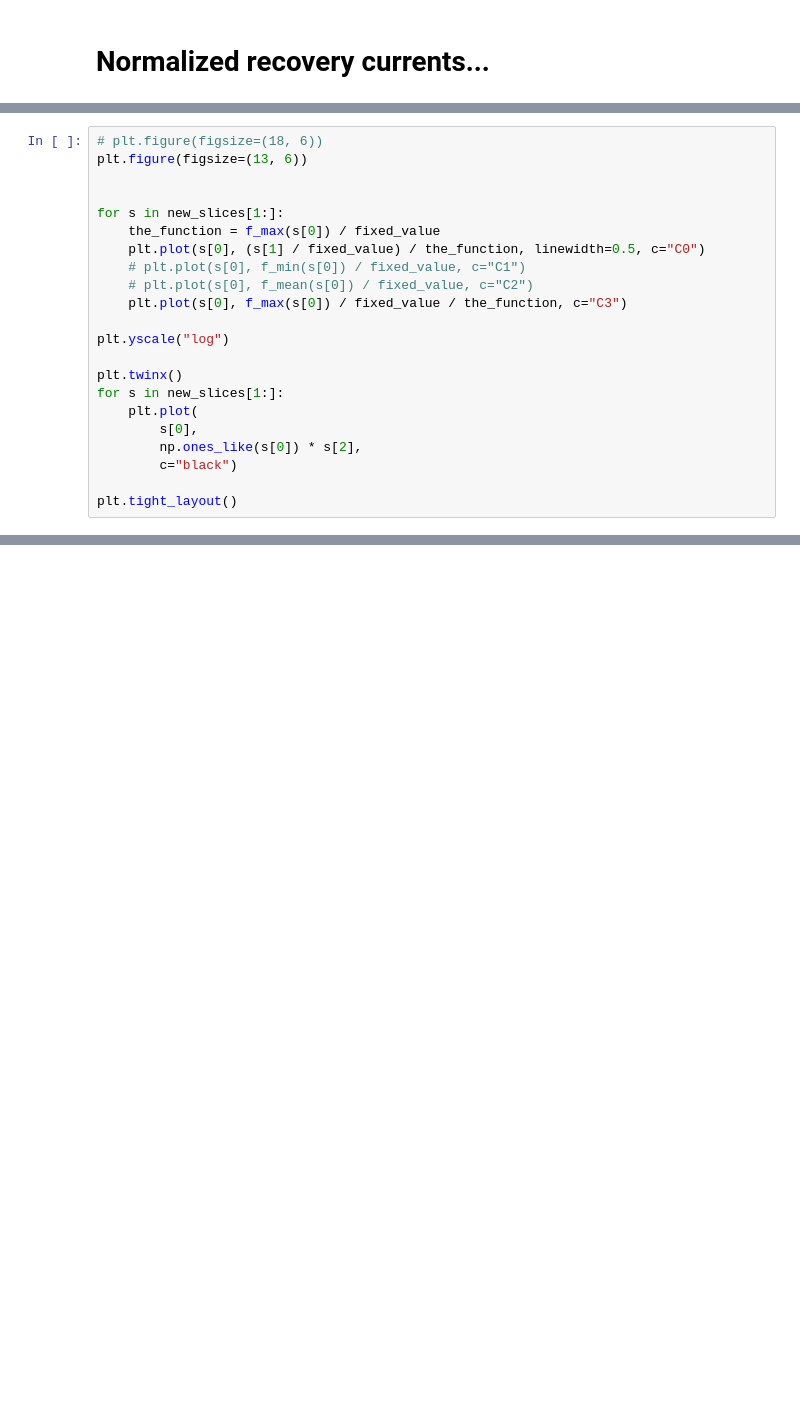
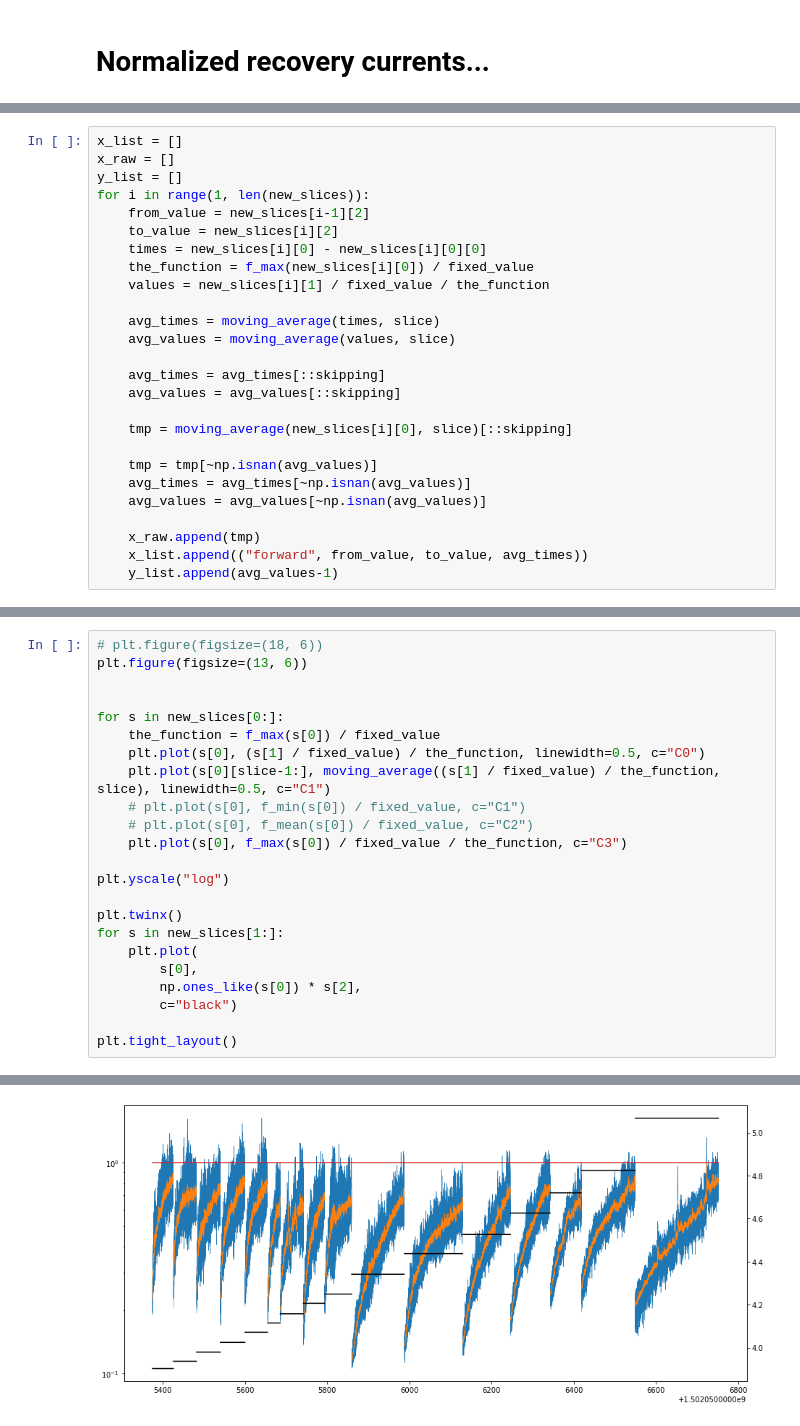
Before and after one commit to carlidel/collimator_scans, a Jupyter notebook: first_fit.ipynb, the cells around one changed output, grey strips where cells are left out. Saved outputs shown, nothing was run; the diff lists cells and outputs as text; blank space fills up the shorter version.

```diff
--- a/first_fit.ipynb
+++ b/first_fit.ipynb
@@ -372,0 +381,26 @@ Canvas(toolbar=Toolbar(toolitems=[('Home', 'Reset original view', 'home', 'home'
+# %%
+x_list = []
+x_raw = []
+y_list = []
+for i in range(1, len(new_slices)):
+    from_value = new_slices[i-1][2]
+    to_value = new_slices[i][2]
+    times = new_slices[i][0] - new_slices[i][0][0]
+    the_function = f_max(new_slices[i][0]) / fixed_value
+    values = new_slices[i][1] / fixed_value / the_function
+
+    avg_times = moving_average(times, slice)
+    avg_values = moving_average(values, slice)
+
+    avg_times = avg_times[::skipping]
+    avg_values = avg_values[::skipping]
+
+    tmp = moving_average(new_slices[i][0], slice)[::skipping]
+
+    tmp = tmp[~np.isnan(avg_values)]
+    avg_times = avg_times[~np.isnan(avg_values)]
+    avg_values = avg_values[~np.isnan(avg_values)]
+
+    x_raw.append(tmp)
+    x_list.append(("forward", from_value, to_value, avg_times))
+    y_list.append(avg_values-1)
@@ -375,9 +542,10 @@ Canvas(toolbar=Toolbar(toolitems=[('Home', 'Reset original view', 'home', 'home'
 plt.figure(figsize=(13, 6))
 
 
-for s in new_slices[1:]:
+for s in new_slices[0:]:
     the_function = f_max(s[0]) / fixed_value
     plt.plot(s[0], (s[1] / fixed_value) / the_function, linewidth=0.5, c="C0")
+    plt.plot(s[0][slice-1:], moving_average((s[1] / fixed_value) / the_function, slice), linewidth=0.5, c="C1")
     # plt.plot(s[0], f_min(s[0]) / fixed_value, c="C1")
     # plt.plot(s[0], f_mean(s[0]) / fixed_value, c="C2")
     plt.plot(s[0], f_max(s[0]) / fixed_value / the_function, c="C3")
@@ -396,0 +564 @@ Canvas(toolbar=Toolbar(toolitems=[('Home', 'Reset original view', 'home', 'home'
+[figure, added]
```
Also changed, not shown: parts of 24 cells of this notebook, 3 other files.
